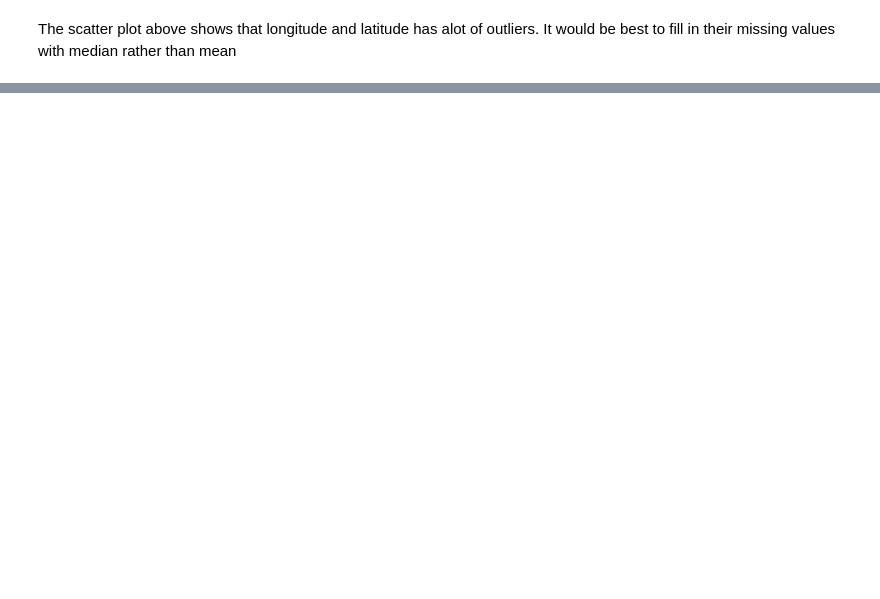
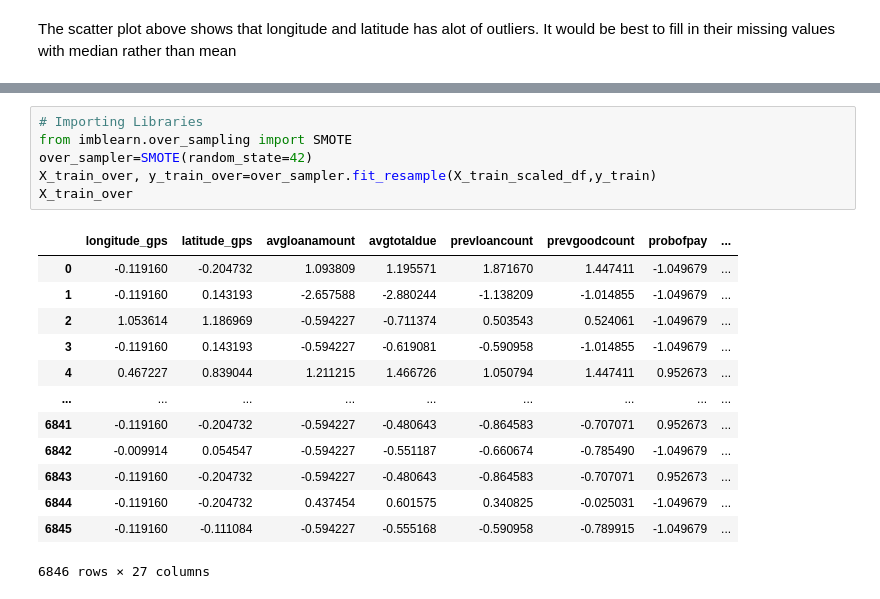
Before and after one commit to Maryann-01/Loan-Prediction, a Jupyter notebook: Loan_Default_Prediction.ipynb, the cells around one changed output, grey strips where cells are left out. Drawn from its saved outputs; the diff is of its cells as text; blank space fills up the shorter version.

```diff
--- a/Loan_Default_Prediction.ipynb
+++ b/Loan_Default_Prediction.ipynb
@@ -293,0 +354,20 @@ training_accuracy
+# %%
+# Importing Libraries
+from imblearn.over_sampling import SMOTE
+over_sampler=SMOTE(random_state=42)
+X_train_over, y_train_over=over_sampler.fit_resample(X_train_scaled_df,y_train)
+X_train_over
+# %% [output]
+|  | longitude_gps | latitude_gps | avgloanamount | avgtotaldue | prevloancount | prevgoodcount | probofpay | ... |
+| 0 | -0.119160 | -0.204732 | 1.093809 | 1.195571 | 1.871670 | 1.447411 | -1.049679 | ... |
+| 1 | -0.119160 | 0.143193 | -2.657588 | -2.880244 | -1.138209 | -1.014855 | -1.049679 | ... |
+| 2 | 1.053614 | 1.186969 | -0.594227 | -0.711374 | 0.503543 | 0.524061 | -1.049679 | ... |
+| 3 | -0.119160 | 0.143193 | -0.594227 | -0.619081 | -0.590958 | -1.014855 | -1.049679 | ... |
+| 4 | 0.467227 | 0.839044 | 1.211215 | 1.466726 | 1.050794 | 1.447411 | 0.952673 | ... |
+| ... | ... | ... | ... | ... | ... | ... | ... | ... |
+| 6841 | -0.119160 | -0.204732 | -0.594227 | -0.480643 | -0.864583 | -0.707071 | 0.952673 | ... |
+| 6842 | -0.009914 | 0.054547 | -0.594227 | -0.551187 | -0.660674 | -0.785490 | -1.049679 | ... |
+| 6843 | -0.119160 | -0.204732 | -0.594227 | -0.480643 | -0.864583 | -0.707071 | 0.952673 | ... |
+| 6844 | -0.119160 | -0.204732 | 0.437454 | 0.601575 | 0.340825 | -0.025031 | -1.049679 | ... |
+| 6845 | -0.119160 | -0.111084 | -0.594227 | -0.555168 | -0.590958 | -0.789915 | -1.049679 | ... |
+6846 rows × 27 columns
```
Also changed, not shown: parts of 27 cells of this notebook, 1 other file.
